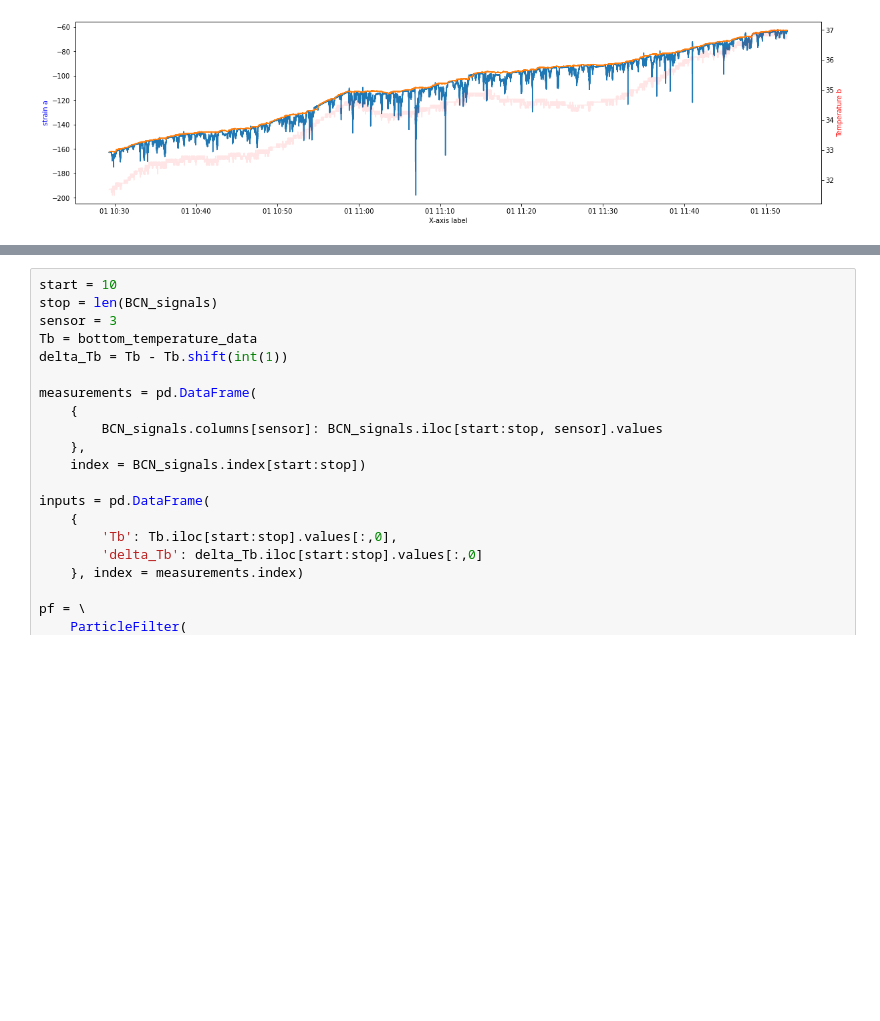
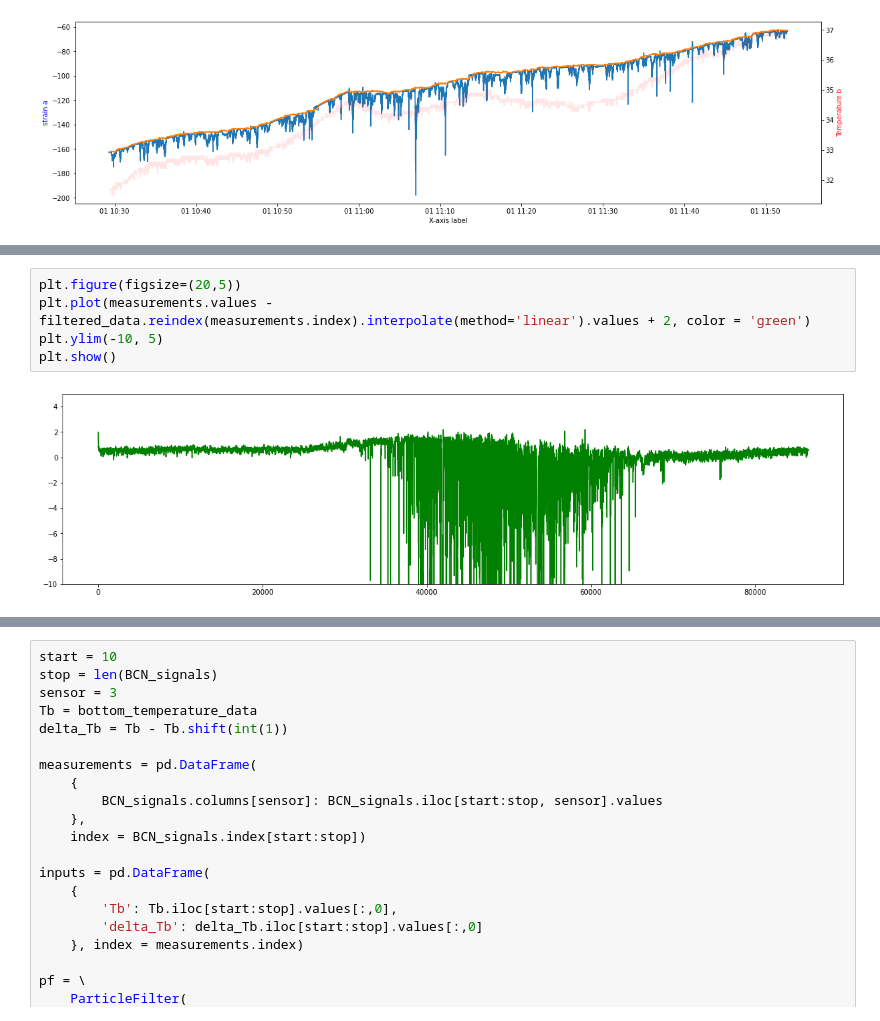
Before and after one commit to WEILMAX/dw_events, a Jupyter notebook: dw_events/notebooks/temperature_compensation/mw4_particlefilter.ipynb, the cells around one changed output, grey strips where cells are left out. Drawn from its saved outputs; the diff is of its cells as text; blank space fills up the shorter version.

```diff
--- a/dw_events/notebooks/temperature_compensation/mw4_particlefilter.ipynb
+++ b/dw_events/notebooks/temperature_compensation/mw4_particlefilter.ipynb
@@ -104,0 +167,7 @@ plt.show()
+# %%
+plt.figure(figsize=(20,5))
+plt.plot(measurements.values - filtered_data.reindex(measurements.index).interpolate(method='linear').values + 2, color = 'green')
+plt.ylim(-10, 5)
+plt.show()
+# %% [output]
+[figure, added]
```
Also changed, not shown: parts of 6 cells of this notebook, 2 other files.
